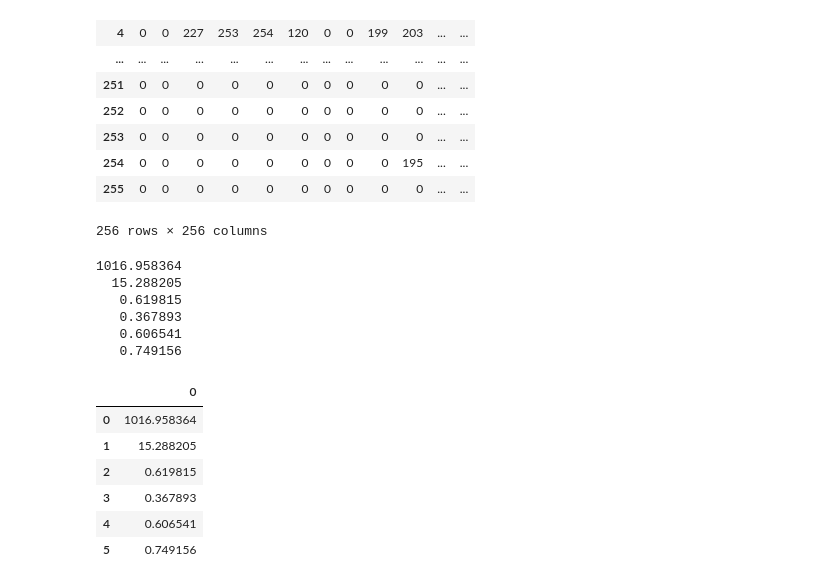
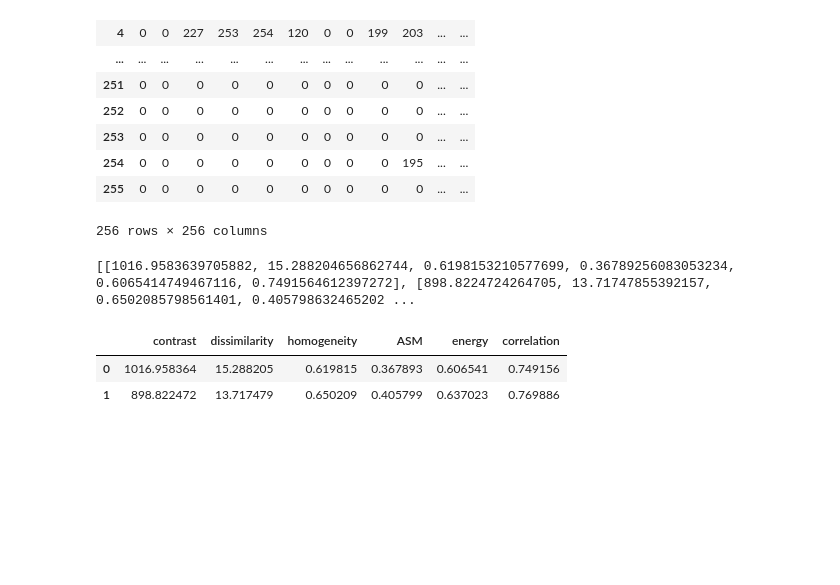
Before and after one commit to geazzy/inteligencia-computacional, a Jupyter notebook: atividade_4_LBP_GLCM/main.ipynb, the cells around one changed output. Saved outputs shown, nothing was run; the diff lists cells and outputs as text; code cells hidden in the pictures; blank space fills up the shorter version.

Commit message:
glcm

```diff
--- a/atividade_4_LBP_GLCM/main.ipynb
+++ b/atividade_4_LBP_GLCM/main.ipynb
@@ -166,21 +166,15 @@ def calculate_glcm(imagefile):
     glcm_features.append(graycoprops(glcm, prop='correlation')[0][0])
     return glcm_features
 # %%
-glcm = calculate_glcm('../Base_BFL_256/CF00001/CF00001_1.bmp')
-glcm_df = pd.DataFrame(glcm)
-print(glcm_df.to_string(index=False, header=False))
+glcm = list()
+glcm.append(calculate_glcm('../Base_BFL_256/CF00001/CF00001_1.bmp'))
+glcm.append(calculate_glcm('../Base_BFL_256/CF00001/CF00001_2.bmp'))
+print(glcm)
+glcm_df = pd.DataFrame(glcm, columns = ['contrast', 'dissimilarity', 'homogeneity', 'ASM', 'energy', 'correlation'])
+
 glcm_df
 # %% [output]
-1016.958364
-  15.288205
-   0.619815
-   0.367893
-   0.606541
-   0.749156
+[[1016.9583639705882, 15.288204656862744, 0.6198153210577699, 0.36789256083053234, 0.6065414749467116, 0.7491564612397272], [898.8224724264705, 13.71747855392157, 0.6502085798561401, 0.405798632465202 ...
-|  | 0 |
-| 0 | 1016.958364 |
-| 1 | 15.288205 |
-| 2 | 0.619815 |
-| 3 | 0.367893 |
-| 4 | 0.606541 |
-| 5 | 0.749156 |
+|  | contrast | dissimilarity | homogeneity | ASM | energy | correlation |
+| 0 | 1016.958364 | 15.288205 | 0.619815 | 0.367893 | 0.606541 | 0.749156 |
+| 1 | 898.822472 | 13.717479 | 0.650209 | 0.405799 | 0.637023 | 0.769886 |
```
